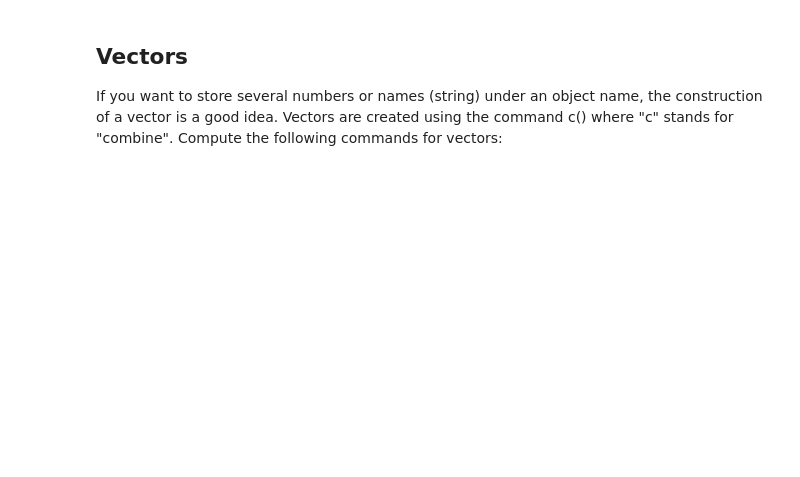
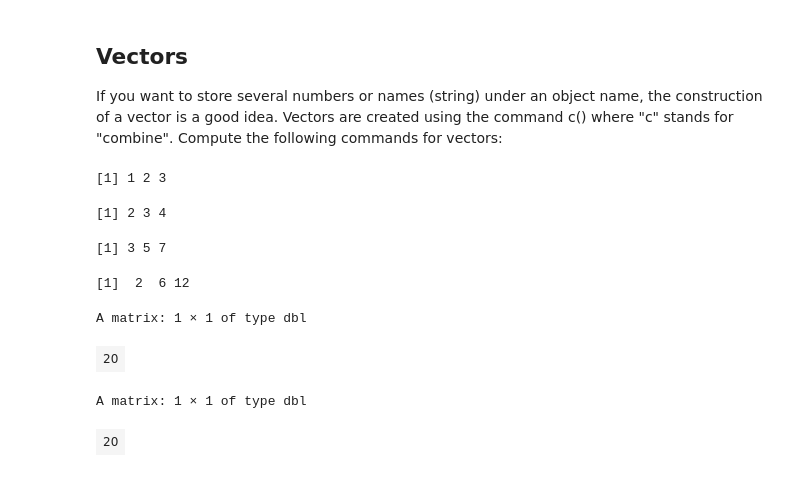
Before and after one commit to LJanys/CompStat, a Jupyter notebook: R Intro.ipynb, the cells around one changed output. Cells and saved outputs as stored; diff of their text form; code cells hidden in the pictures; blank space fills up the shorter version.

```diff
--- a/R Intro.ipynb
+++ b/R Intro.ipynb
@@ -198,3 +232,31 @@ ERROR: Error in x + 2: non-numeric argument to binary operator
 ## Vectors
 
 If you want to store several numbers or names (string) under an object name, the construction of a vector is a good idea. Vectors are created using the command c() where "c" stands for "combine". Compute the following commands for vectors:
+# %%
+a<-c(1,2,3)
+a
+# %% [output]
+[1] 1 2 3
+# %%
+b<-c(2,3,4)
+b
+# %% [output]
+[1] 2 3 4
+# %%
+a+b
+# %% [output]
+[1] 3 5 7
+# %%
+a*b
+# %% [output]
+[1]  2  6 12
+# %%
+a%*%b
+# %% [output]
+A matrix: 1 × 1 of type dbl
+| 20 |
+# %%
+b%*%a
+# %% [output]
+A matrix: 1 × 1 of type dbl
+| 20 |
```
Also changed, not shown: parts of 35 cells of this notebook, 1 other file.
